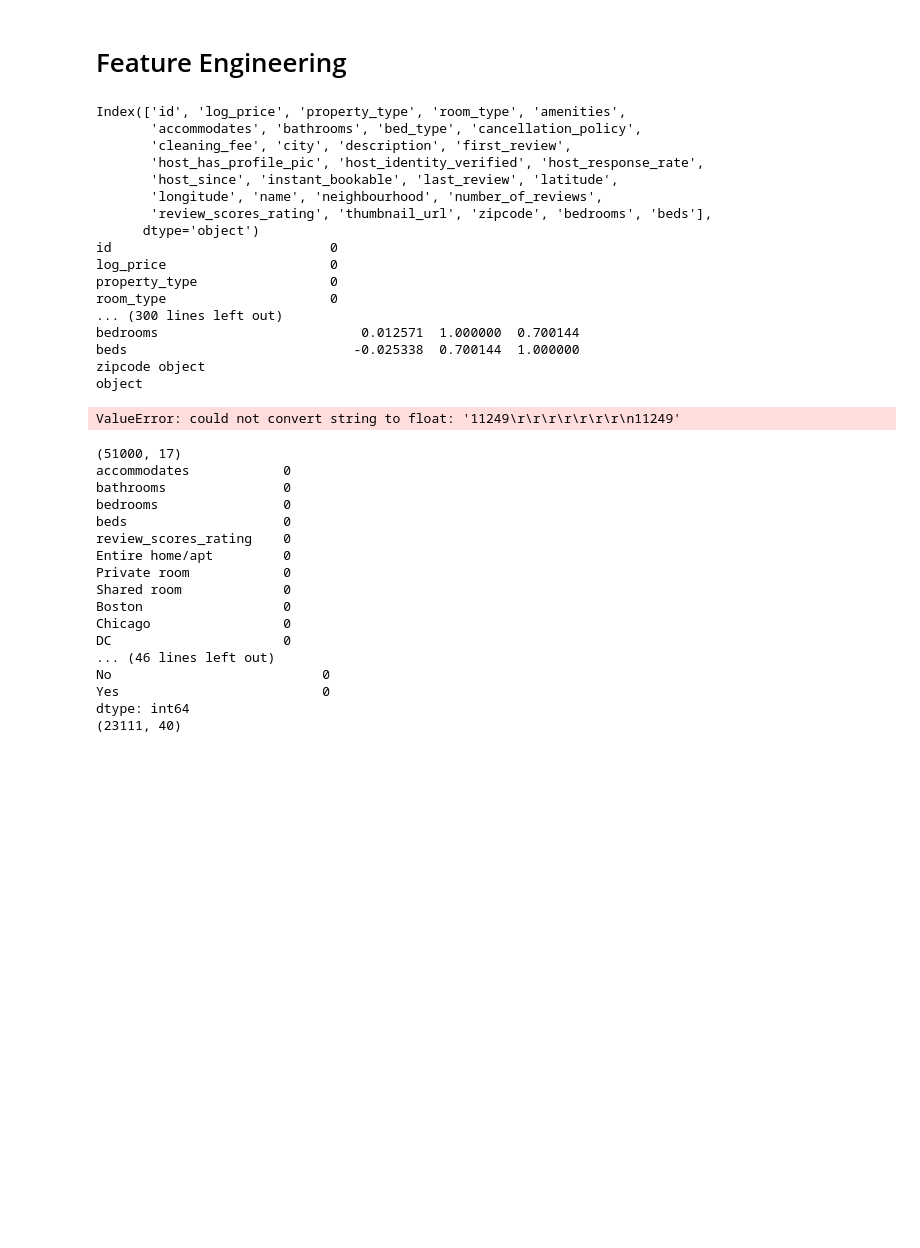
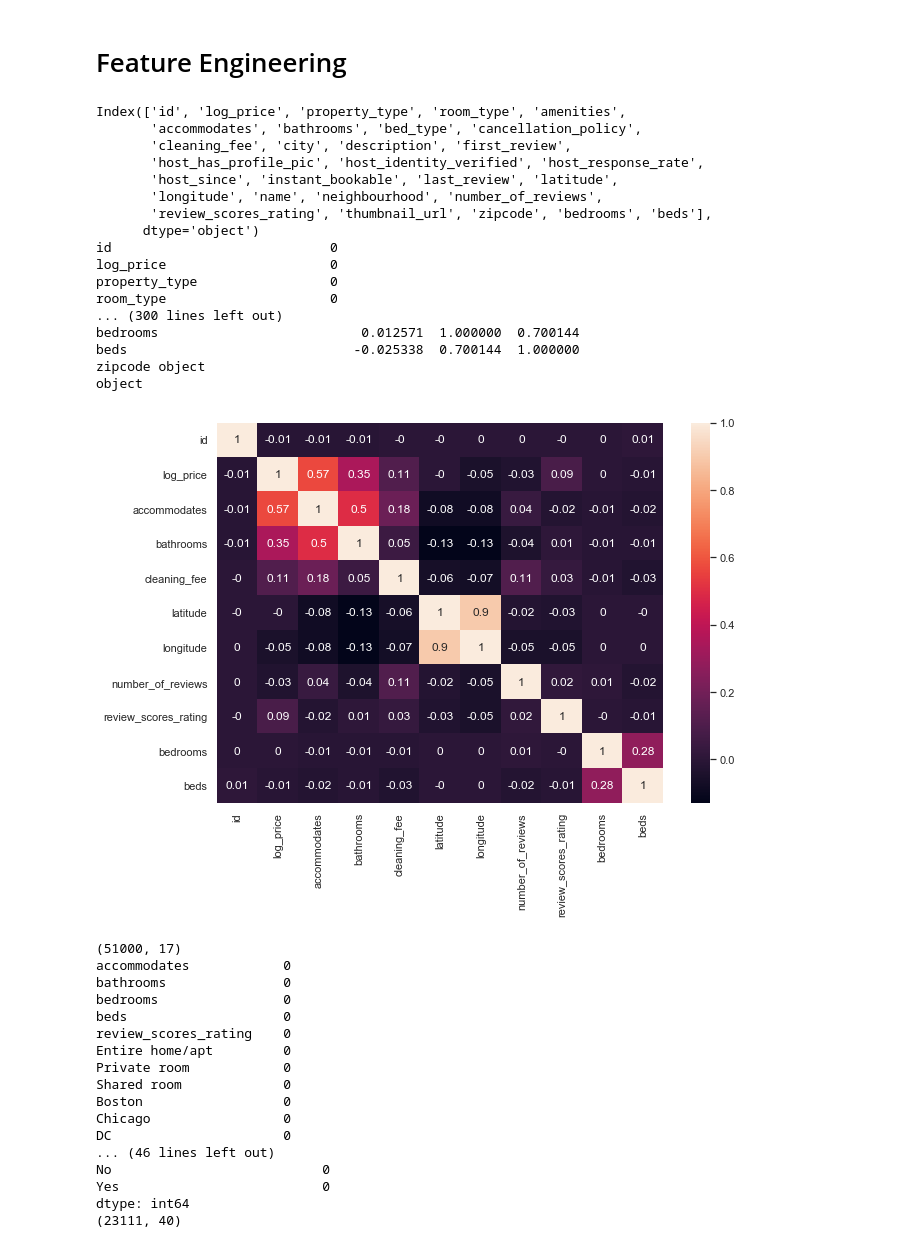
Before and after one commit to Clercy/cebd1260kaggle1, a Jupyter notebook: kaggle_submission - today.ipynb, the cells around one changed output. Drawn from its saved outputs; the diff is of its cells as text; code cells hidden in the pictures; blank space fills up the shorter version.

```diff
--- a/kaggle_submission - today.ipynb
+++ b/kaggle_submission - today.ipynb
@@ -71,11 +71,7 @@ print('Corr:',df_test.corr())
 
 #df_train['zipcode']=df_train['zipcode'].strip()
 #print('I am here----------------------------------------------------------------')
-#print(df_train['zipcode'])
 #print(df_train['zipcode'].str.contains('.0'))
-#df_train['zipcode'] = df_train['zipcode'].str.replace('.0','')
-#df_train['zipcode'] = df_train['zipcode'].str.replace('\r','')
-#df_train['zipcode'] = df_train['zipcode'].str.replace('\n','')
 
 #print(df_train['zipcode'])
 #df_train['zipcode'].fillna('00000', inplace = True)
@@ -93,7 +89,7 @@ df_train['zipcode'] = df_train['zipcode'].str.replace('\r','').astype(str)
 df_train['zipcode'] = df_train['zipcode'].str.replace('\n','').astype(str)
 
 df_test['zipcode'] = df_test['zipcode'].str.strip()
-df_test['zipcode'] = df_test['zipcode'].str.replace(' ','').astype(float)
+df_test['zipcode'] = df_test['zipcode'].str.replace(' ','').astype(str)
 df_test['zipcode'] = df_test['zipcode'].str.replace('.0','').astype(str)
 df_test['zipcode'] = df_test['zipcode'].str.replace('\r','').astype(str)
 df_test['zipcode'] = df_test['zipcode'].str.replace('\n','').astype(str)
@@ -105,34 +101,34 @@ df_test['zipcode'] = df_test['zipcode'].str.replace('\n','').astype(str)
 #corrmat = df_train.corr()
 #f, ax = plt.subplots(figsize=(10, 7))
 #sns.heatmap(corrmat, vmax=.8, square=True)
 #plt.show()
 
 
 
 sns.set(rc={'figure.figsize':(10,7)})
 correlation_matrix = df_train.corr().round(2)
 # annot = True to print the values inside the square
 sns.heatmap(data=correlation_matrix, annot=True)
 plt.show()
 # %% [output]
 Index(['id', 'log_price', 'property_type', 'room_type', 'amenities',
        'accommodates', 'bathrooms', 'bed_type', 'cancellation_policy',
        'cleaning_fee', 'city', 'description', 'first_review',
        'host_has_profile_pic', 'host_identity_verified', 'host_response_rate',
        'host_since', 'instant_bookable', 'last_review', 'latitude',
        'longitude', 'name', 'neighbourhood', 'number_of_reviews',
        'review_scores_rating', 'thumbnail_url', 'zipcode', 'bedrooms', 'beds'],
       dtype='object')
 id                            0
 log_price                     0
 property_type                 0
 room_type                     0
 ... (300 lines left out)
 bedrooms                          0.012571  1.000000  0.700144
 beds                             -0.025338  0.700144  1.000000
 zipcode object
 object
-ValueError: could not convert string to float: '11249\r\r\r\r\r\r\r\n11249'
+[figure, added]
 # %%
 
 #Check Neighbourhoods
```
Also changed, not shown: parts of 5 cells of this notebook.
